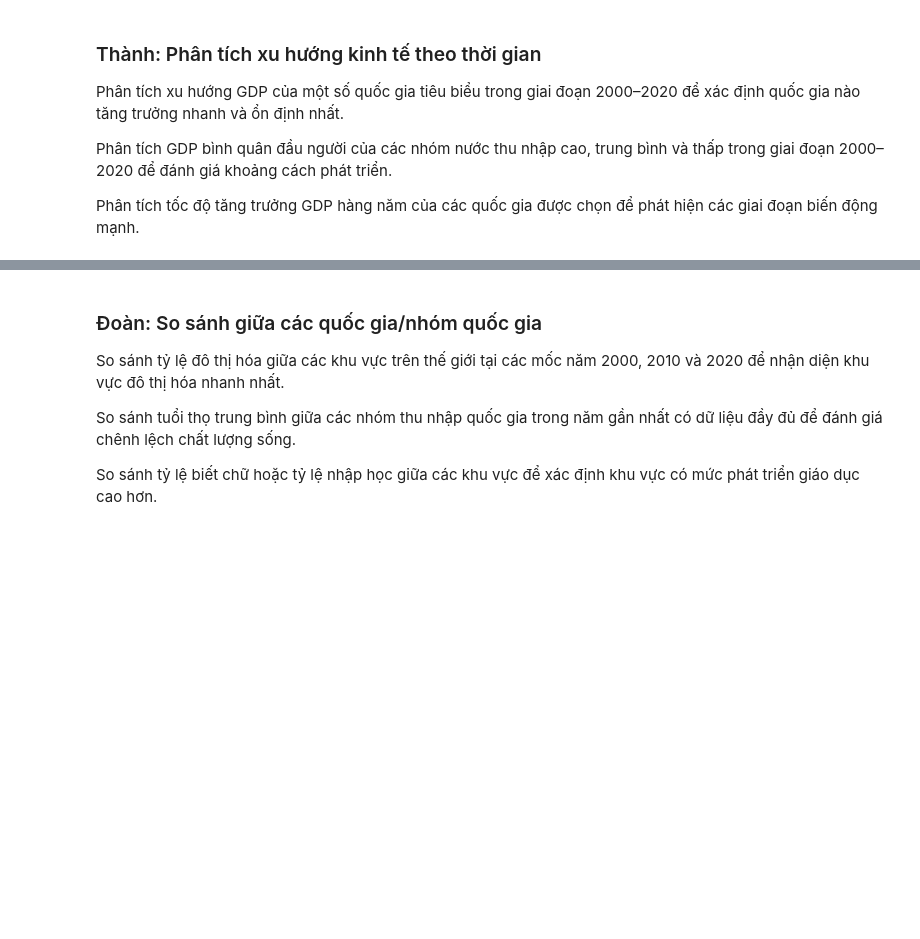
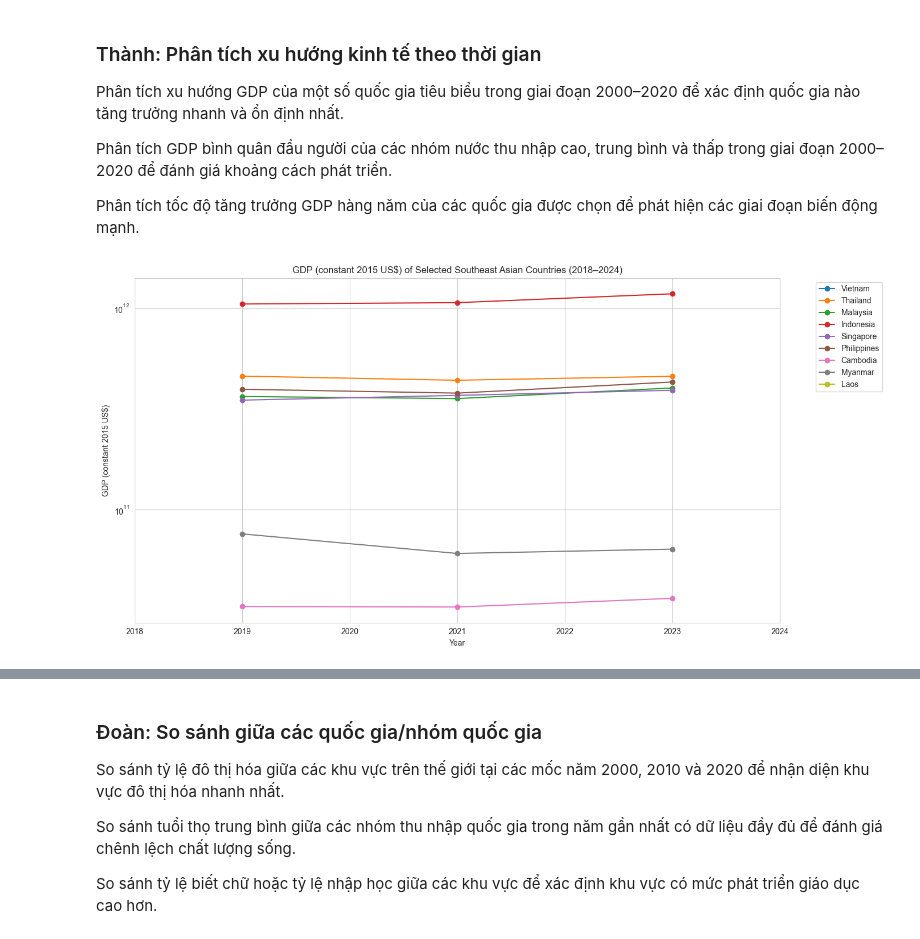
Before and after one commit to tranthanh22/data_visualize_lab2, a Jupyter notebook: lab2.ipynb, the cells around one changed output, grey strips where cells are left out. Cells and saved outputs as stored; diff of their text form; code cells hidden in the pictures; blank space fills up the shorter version.

```diff
--- a/lab2.ipynb
+++ b/lab2.ipynb
@@ -22,0 +65,7 @@ wdi.head()
+# %%
+# Extract year
+sea_long["Year"] = sea_long["Year"].str.extract(r"(\d{4})")
+sea_long["Year"] = pd.to_numeric(sea_long["Year"], errors="coerce")
+
+# Convert Value to numeric, invalid values become NaN
+sea_long["Value"] = pd.to_numeric(sea_long["Value"], errors="coerce")
@@ -32,3 +112,41 @@ Phân tích GDP bình quân đầu người của các nhóm nước thu nhập
 Phân tích tốc độ tăng trưởng GDP hàng năm của các quốc gia được chọn để phát hiện các giai đoạn biến động mạnh.
 # %%
 ### Biểu đồ ở đây
+sns.set_style("whitegrid")
+plt.rcParams["figure.figsize"] = (12, 6)
+
+selected_countries = ["Vietnam", "Thailand", "Malaysia", "Indonesia", "Singapore", "Philippines", "Cambodia", "Myanmar", "Laos"]
+
+selected_series = [
+    "GDP (constant 2015 US$)",
+    "GDP per capita (current US$)",
+    "GDP growth (annual %)"
+]
+
+df_analysis = sea_long[
+    (sea_long["Country Name"].isin(selected_countries)) &
+    (sea_long["Series Name"].isin(selected_series)) &
+    (sea_long["Year"])
+].copy()
+
+df_analysis = df_analysis.dropna(subset=["Value"])
+# %%
+gdp_const = df_analysis[
+    df_analysis["Series Name"] == "GDP (constant 2015 US$)"
+].copy()
+
+plt.figure(figsize=(14, 7))
+
+for country in selected_countries:
+    country_data = gdp_const[gdp_const["Country Name"] == country].sort_values("Year")
+    plt.plot(country_data["Year"], country_data["Value"], marker="o", label=country)
+plt.yscale("log")
+plt.title("GDP (constant 2015 US$) of Selected Southeast Asian Countries (2018–2024)")
+plt.xlabel("Year")
+plt.ylabel("GDP (constant 2015 US$)")
+plt.legend(bbox_to_anchor=(1.05, 1), loc="upper left")
+plt.xticks(range(2018, 2025))
+plt.tight_layout()
+plt.show()
+# %% [output]
+[figure, added]
```
Also changed, not shown: parts of 15 cells of this notebook.
